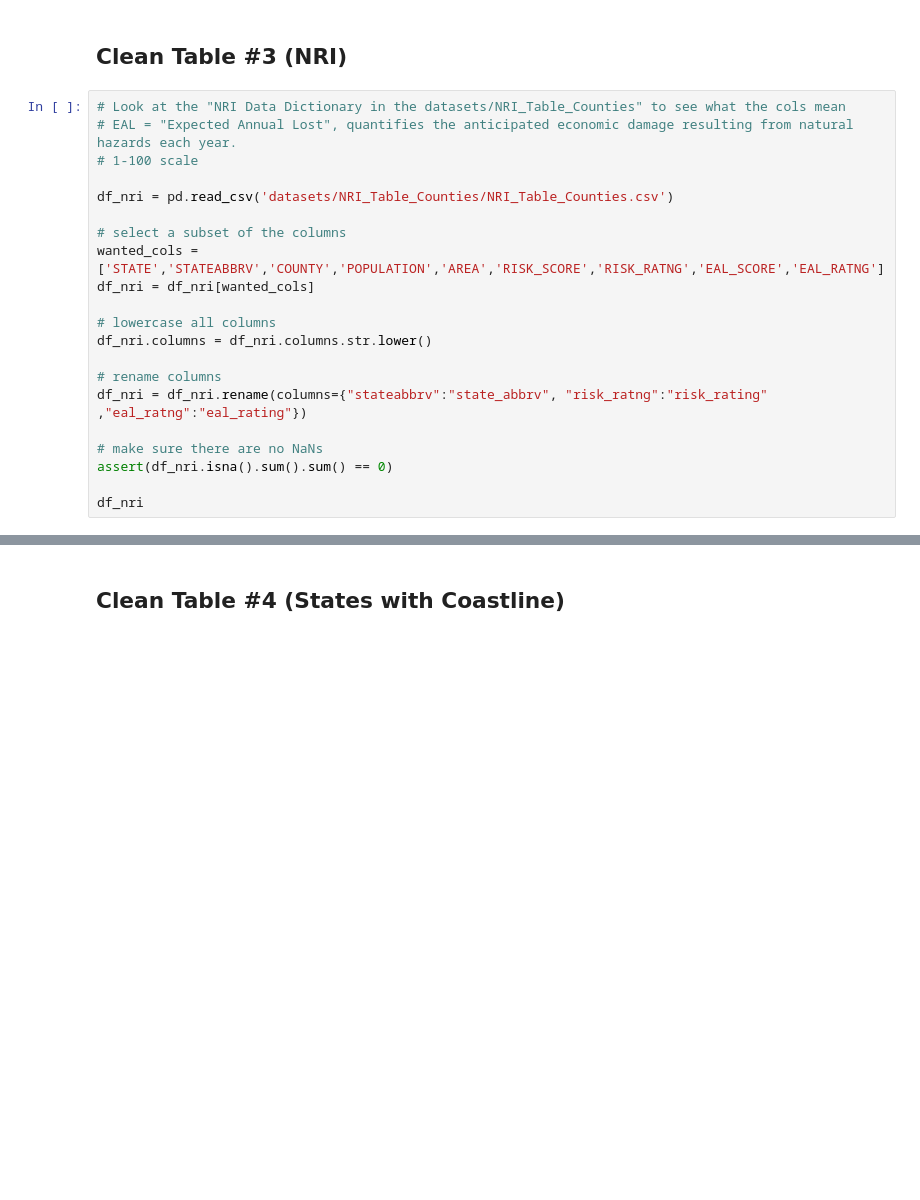
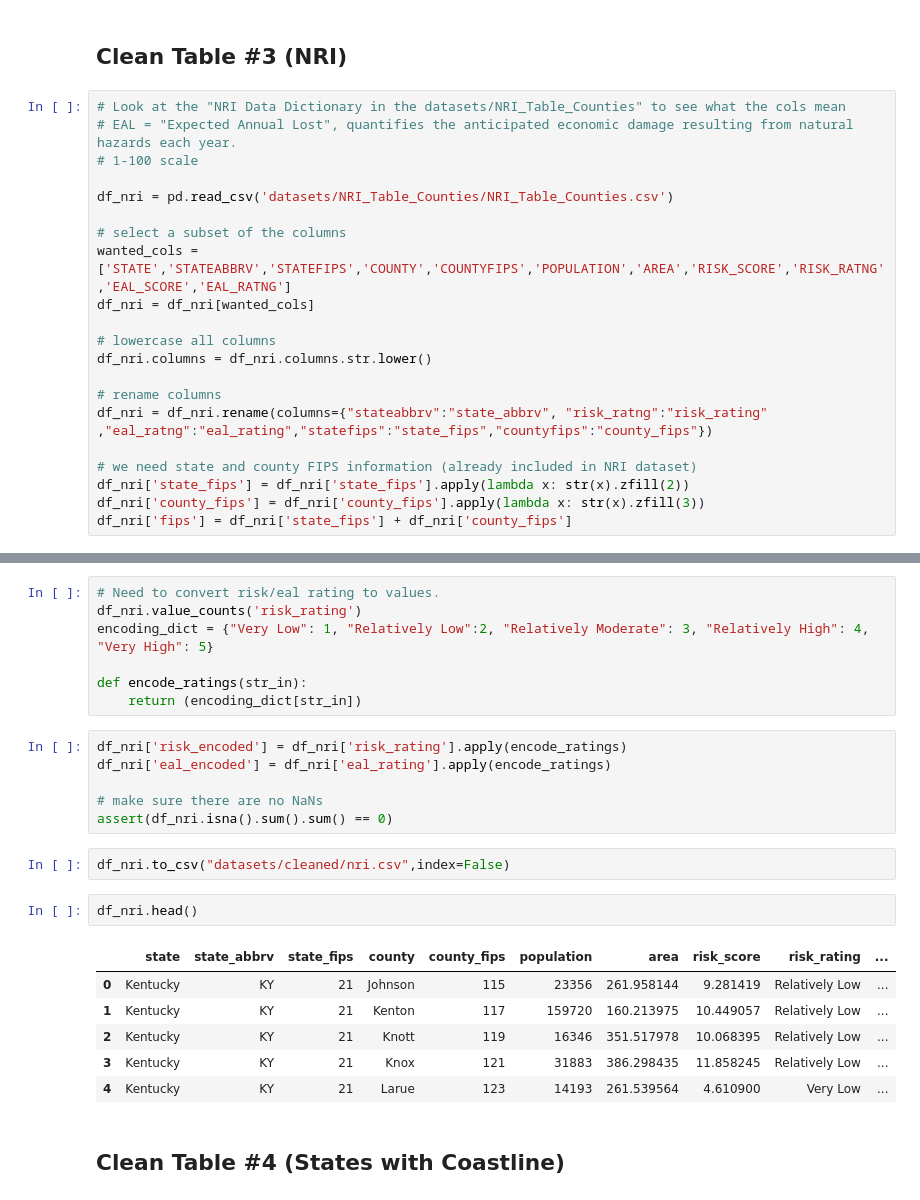
Before and after one commit to tyler-le/Natural-Disaster-Analysis, a Jupyter notebook: DataCheckpointGroup013-Wi22.ipynb, the cells around one changed output, grey strips where cells are left out. Saved outputs shown, nothing was run; the diff lists cells and outputs as text; blank space fills up the shorter version.

Commit message:
revised cleaning, encoded risk/eal, fixed choropleth

```diff
--- a/DataCheckpointGroup013-Wi22.ipynb
+++ b/DataCheckpointGroup013-Wi22.ipynb
@@ -189,16 +191,16 @@ disaster_type_df
 df_nri = pd.read_csv('datasets/NRI_Table_Counties/NRI_Table_Counties.csv')
 
 # select a subset of the columns
-wanted_cols = ['STATE','STATEABBRV','COUNTY','POPULATION','AREA','RISK_SCORE','RISK_RATNG','EAL_SCORE','EAL_RATNG']
+wanted_cols = ['STATE','STATEABBRV','STATEFIPS','COUNTY','COUNTYFIPS','POPULATION','AREA','RISK_SCORE','RISK_RATNG','EAL_SCORE','EAL_RATNG']
 df_nri = df_nri[wanted_cols]
 
 # lowercase all columns
 df_nri.columns = df_nri.columns.str.lower()
 
 # rename columns
-df_nri = df_nri.rename(columns={"stateabbrv":"state_abbrv", "risk_ratng":"risk_rating" ,"eal_ratng":"eal_rating"})
+df_nri = df_nri.rename(columns={"stateabbrv":"state_abbrv", "risk_ratng":"risk_rating" ,"eal_ratng":"eal_rating","statefips":"state_fips","countyfips":"county_fips"})
 
-# make sure there are no NaNs
-assert(df_nri.isna().sum().sum() == 0)
-
-df_nri
+# we need state and county FIPS information (already included in NRI dataset)
+df_nri['state_fips'] = df_nri['state_fips'].apply(lambda x: str(x).zfill(2))
+df_nri['county_fips'] = df_nri['county_fips'].apply(lambda x: str(x).zfill(3))
+df_nri['fips'] = df_nri['state_fips'] + df_nri['county_fips']
@@ -219,3 +207,27 @@ df_nri
+# %%
+# Need to convert risk/eal rating to values.
+df_nri.value_counts('risk_rating')
+encoding_dict = {"Very Low": 1, "Relatively Low":2, "Relatively Moderate": 3, "Relatively High": 4, "Very High": 5}
+
+def encode_ratings(str_in):
+    return (encoding_dict[str_in])
+# %%
+df_nri['risk_encoded'] = df_nri['risk_rating'].apply(encode_ratings)
+df_nri['eal_encoded'] = df_nri['eal_rating'].apply(encode_ratings)
+
+# make sure there are no NaNs
+assert(df_nri.isna().sum().sum() == 0)
+# %%
+df_nri.to_csv("datasets/cleaned/nri.csv",index=False)
+# %%
+df_nri.head()
+# %% [output]
+|  | state | state_abbrv | state_fips | county | county_fips | population | area | risk_score | risk_rating | ... |
+| 0 | Kentucky | KY | 21 | Johnson | 115 | 23356 | 261.958144 | 9.281419 | Relatively Low | ... |
+| 1 | Kentucky | KY | 21 | Kenton | 117 | 159720 | 160.213975 | 10.449057 | Relatively Low | ... |
+| 2 | Kentucky | KY | 21 | Knott | 119 | 16346 | 351.517978 | 10.068395 | Relatively Low | ... |
+| 3 | Kentucky | KY | 21 | Knox | 121 | 31883 | 386.298435 | 11.858245 | Relatively Low | ... |
+| 4 | Kentucky | KY | 21 | Larue | 123 | 14193 | 261.539564 | 4.610900 | Very Low | ... |
 # %% [markdown]
 ## Clean Table #4 (States with Coastline)
 # %%
```
Also changed, not shown: parts of 5 cells of this notebook, 2 other files.
